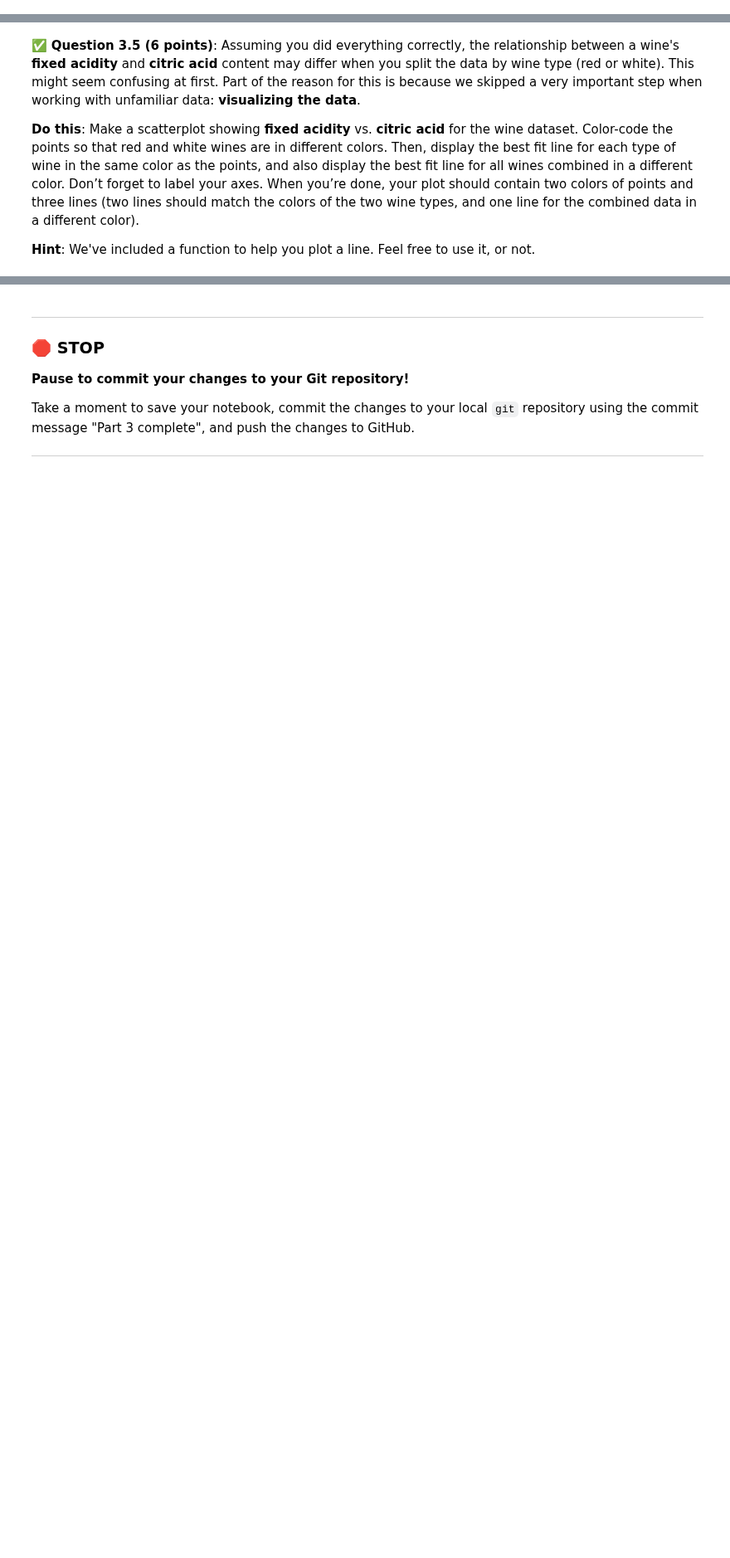
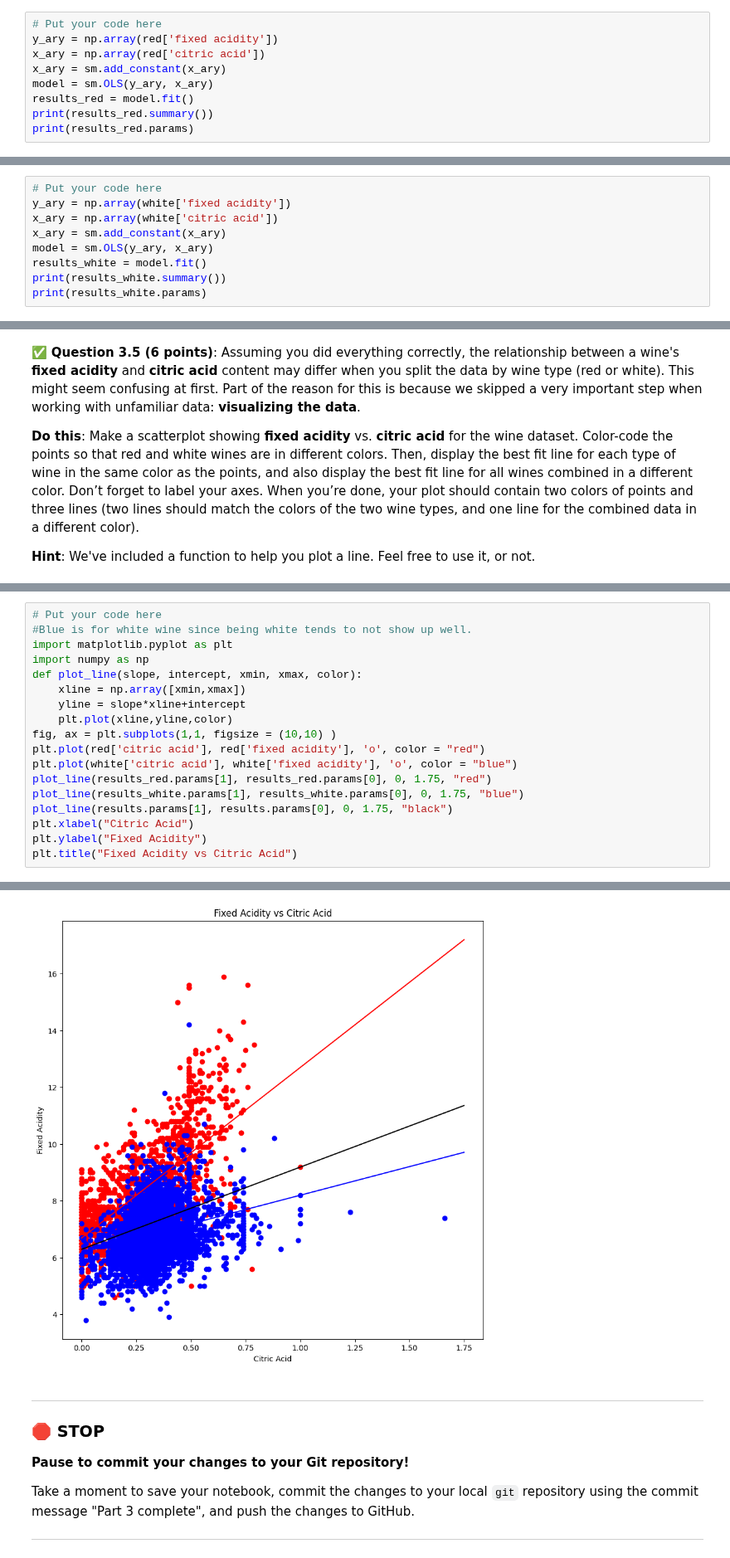
Before and after one commit to astrong100/CMSE202-f24-turnin, a Jupyter notebook: hw-03/HW-03_Regression-STUDENT.ipynb, the cells around one changed output, grey strips where cells are left out. Shown at 83% size. Saved outputs shown, nothing was run; the diff lists cells and outputs as text; blank space fills up the shorter version.

```diff
--- a/hw-03/HW-03_Regression-STUDENT.ipynb
+++ b/hw-03/HW-03_Regression-STUDENT.ipynb
@@ -205,0 +237,9 @@ For this problem, make sure that you’re using the entire wine dataset, not jus
+# %%
+# Put your code here
+y_ary = np.array(red['fixed acidity'])
+x_ary = np.array(red['citric acid'])
+x_ary = sm.add_constant(x_ary)
+model = sm.OLS(y_ary, x_ary)
+results_red = model.fit()
+print(results_red.summary())
+print(results_red.params)
@@ -209,0 +266,9 @@ For this problem, make sure that you’re using the entire wine dataset, not jus
+# %%
+# Put your code here
+y_ary = np.array(white['fixed acidity'])
+x_ary = np.array(white['citric acid'])
+x_ary = sm.add_constant(x_ary)
+model = sm.OLS(y_ary, x_ary)
+results_white = model.fit()
+print(results_white.summary())
+print(results_white.params)
@@ -234,0 +311,19 @@ def plot_line(slope, intercept, xmin, xmax, color):
+# %%
+# Put your code here
+#Blue is for white wine since being white tends to not show up well.
+import matplotlib.pyplot as plt
+import numpy as np
+def plot_line(slope, intercept, xmin, xmax, color):
+    xline = np.array([xmin,xmax])
+    yline = slope*xline+intercept
+    plt.plot(xline,yline,color)
+fig, ax = plt.subplots(1,1, figsize = (10,10) )
+plt.plot(red['citric acid'], red['fixed acidity'], 'o', color = "red")
+plt.plot(white['citric acid'], white['fixed acidity'], 'o', color = "blue")
+plot_line(results_red.params[1], results_red.params[0], 0, 1.75, "red")
+plot_line(results_white.params[1], results_white.params[0], 0, 1.75, "blue")
+plot_line(results.params[1], results.params[0], 0, 1.75, "black")
+plt.xlabel("Citric Acid")
+plt.ylabel("Fixed Acidity")
+plt.title("Fixed Acidity vs Citric Acid")
+# %% [output]
@@ -235,3 +331,4 @@ def plot_line(slope, intercept, xmin, xmax, color):
+[figure, added]
 # %% [markdown]
 ---
 ### &#128721; STOP
```
Also changed, not shown: parts of 14 cells of this notebook, 1 other file.
